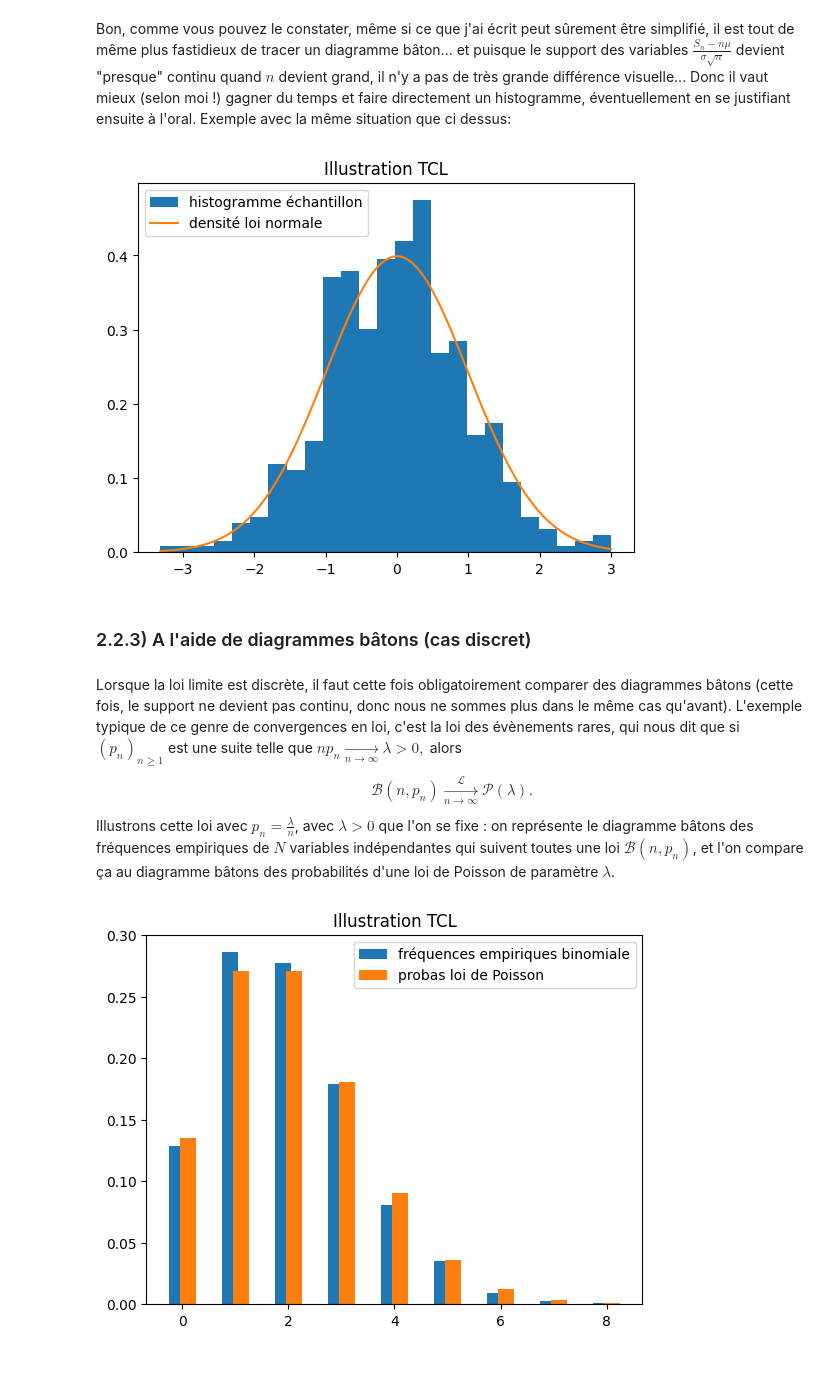
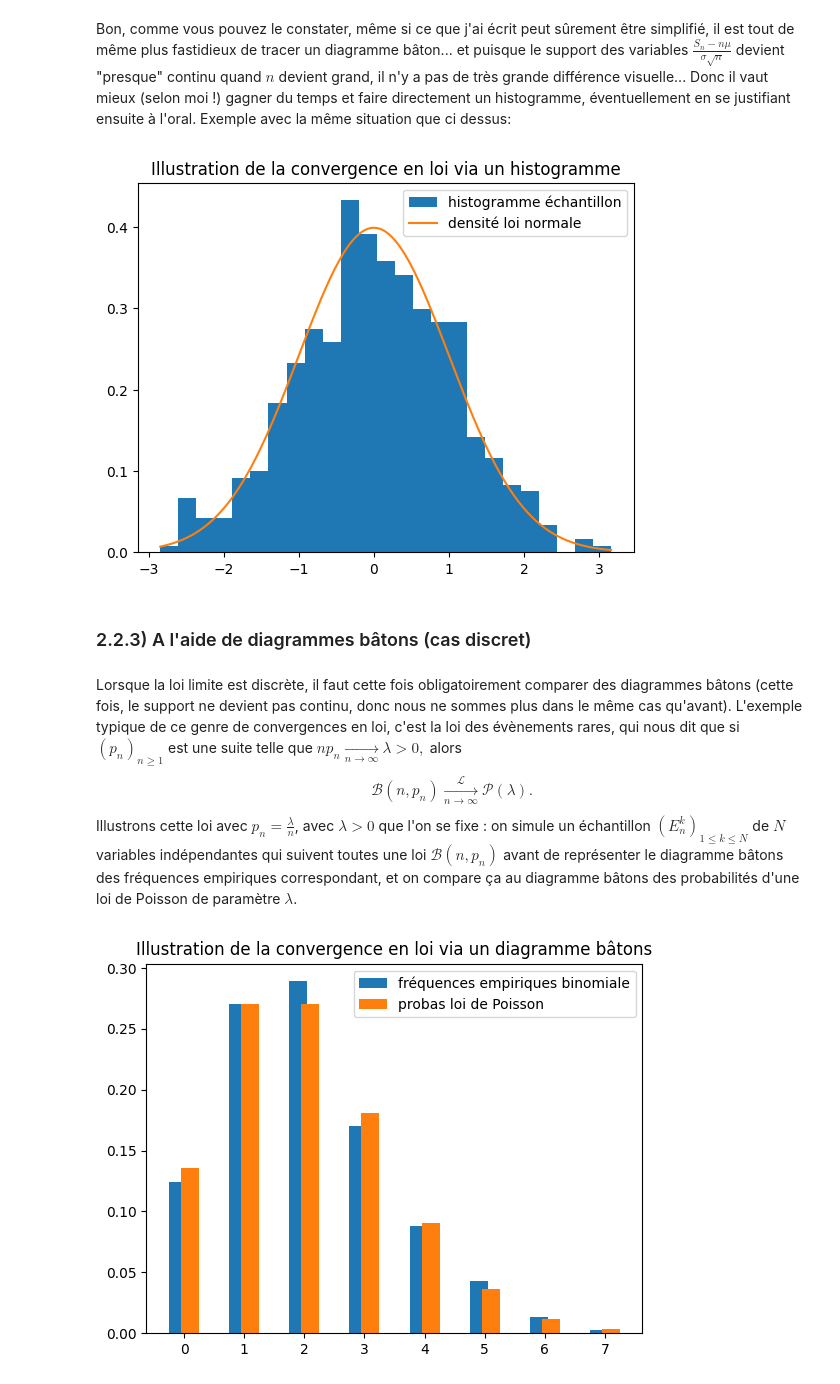
Before and after one commit to alicemoriniere/alicemoriniere.github.io, a Jupyter notebook: public/tp/recap2.ipynb, the cells around one changed output. Drawn from its saved outputs; the diff is of its cells as text; code cells hidden in the pictures.

```diff
--- a/public/tp/recap2.ipynb
+++ b/public/tp/recap2.ipynb
@@ -164,33 +178,32 @@ def illustration_cv_loi_hist_bern_de_la_flemme(p,n,N): # n est la taille des éc
     Y=stats.norm.pdf(X)
     plt.hist(L,25,density=True,label='histogramme échantillon')
     plt.plot(X,Y,label='densité loi normale')
-    plt.title('Illustration TCL')
+    plt.title('Illustration de la convergence en loi via un histogramme')
     plt.legend()
     plt.show()
 
 illustration_cv_loi_hist_bern_de_la_flemme(0.8,1000,500)
 # %% [output]
-[figure, old version]
+[figure, new version]
 # %% [markdown]
 ### 2.2.3) A l'aide de diagrammes bâtons (cas discret)
 # %% [markdown]
 Lorsque la loi limite est discrète, il faut cette fois obligatoirement comparer des diagrammes bâtons (cette fois, le support ne devient pas continu, donc nous ne sommes plus dans le même cas qu'avant). L'exemple typique de ce genre de convergences en loi, c'est la loi des évènements rares, qui nous dit que si $(p_n)_{n \ge 1 }$ est une suite telle que $n p_n \xrightarrow[n \to \infty]{} \lambda  > 0, $ alors
 $$ \mathcal B (n,p_n)  \xrightarrow[n \to \infty]{\mathcal L } \mathcal P (\lambda). $$
-Illustrons cette loi avec $p_n = \frac{\lambda}{n}$, avec $\lambda > 0$ que l'on se fixe : on représente le diagramme bâtons des fréquences empiriques de $N$ variables indépendantes qui suivent toutes une loi $\mathcal B (n,p_n)$, et l'on compare ça au diagramme bâtons des probabilités d'une loi de Poisson de paramètre $\lambda$.
+Illustrons cette loi avec $p_n = \frac{\lambda}{n}$, avec $\lambda > 0$ que l'on se fixe : on simule un échantillon $(E_n^k)_{1 \le k \le N }$ de $N$ variables indépendantes qui suivent toutes une loi $\mathcal B (n,p_n)$ avant de représenter le diagramme bâtons des fréquences empiriques correspondant, et on compare ça au diagramme bâtons des probabilités d'une loi de Poisson de paramètre $\lambda$.
 # %%
 def illustration_cv_loi_discr(l,n,N):
     M=stats.binom.rvs(n,l/n,size=N)
     Z=np.arange(0,n+1)
     H_emp=np.array([np.sum(M==z)/N for z in Z])
     mini=np.where(H_emp!=0)[0][0]
     maxi=np.where(H_emp!=0)[0][-1]
     plt.bar(Z[mini:maxi+1]-0.1,H_emp[mini:maxi+1],0.3,label='fréquences empiriques binomiale')
-    Y=stats.poisson.pmf(Z[mini:maxi+1],l)
-    plt.bar(Z[mini:maxi+1]+0.1,Y,0.3,label='probas loi de Poisson')
-    plt.title('Illustration TCL')
+    plt.bar(Z[mini:maxi+1]+0.1,stats.poisson.pmf(Z[mini:maxi+1],l),0.3,label='probas loi de Poisson')
+    plt.title('Illustration de la convergence en loi via un diagramme bâtons')
     plt.legend()
     plt.show()
 
 illustration_cv_loi_discr(2,1000,1000)
 # %% [output]
-[figure, old version]
+[figure, new version]
```
Also changed, not shown: parts of 12 cells of this notebook, 3 other files.
